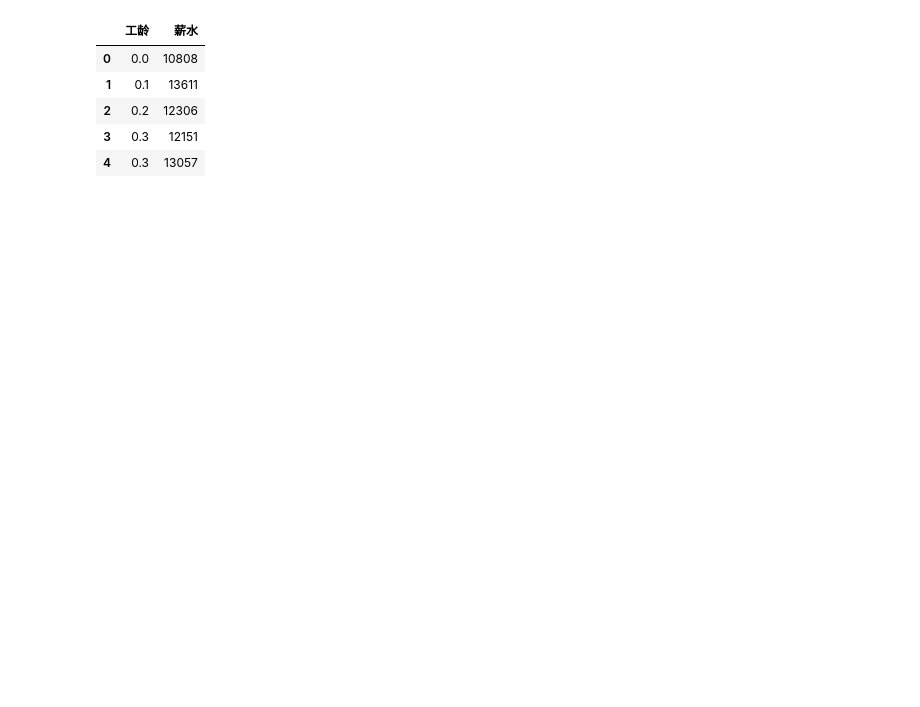
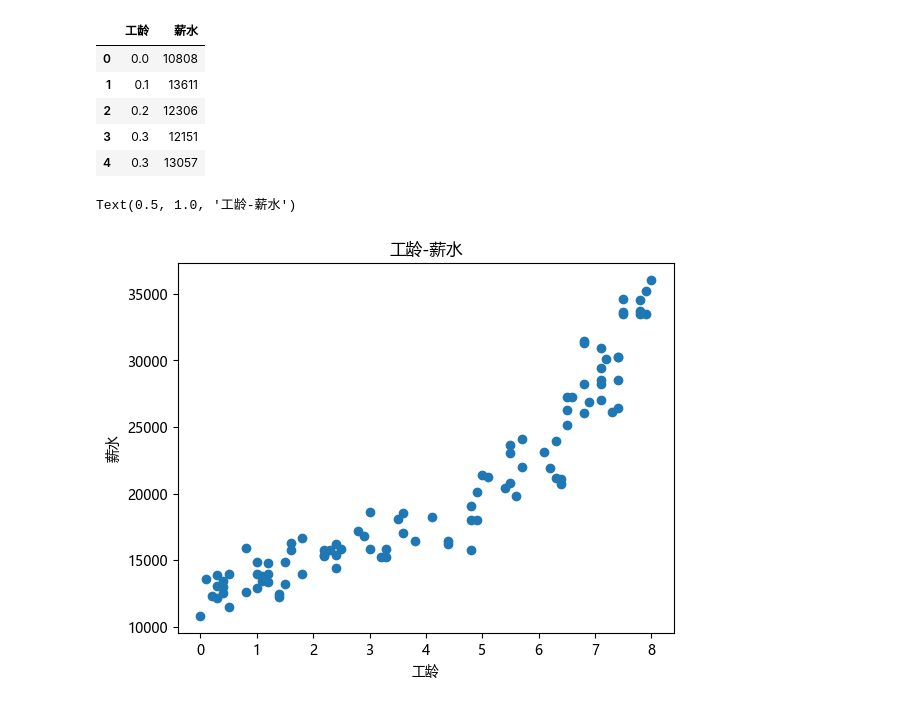
Before and after one commit to lizhengxing2024/nlp, a Jupyter notebook: 002.线性回归与最小二乘法/线性回归与最小二乘法.ipynb, the cells around one changed output. Saved outputs shown, nothing was run; the diff lists cells and outputs as text; code cells hidden in the pictures; blank space fills up the shorter version.

```diff
--- a/002.线性回归与最小二乘法/线性回归与最小二乘法.ipynb
+++ b/002.线性回归与最小二乘法/线性回归与最小二乘法.ipynb
@@ -1,7 +1,7 @@
 # %%
 import pandas as pd
 
-df = pd.read_excel('工龄-工资.xlsx')
+df = pd.read_excel('工龄-薪水.xlsx')
 
 df.head()
 # %% [output]
@@ -11,3 +11,20 @@ df.head()
 | 2 | 0.2 | 12306 |
 | 3 | 0.3 | 12151 |
 | 4 | 0.3 | 13057 |
+# %%
+X = df[['工龄']]
+Y = df['薪水']
+
+%matplotlib inline
+import matplotlib.pyplot as plt
+
+# 使图表中的中文字符正常显示
+plt.rcParams["font.family"]="Microsoft YaHei"
+
+plt.scatter(X, Y)
+plt.xlabel('工龄')
+plt.ylabel('薪水')
+plt.title('工龄-薪水')
+# %% [output]
+Text(0.5, 1.0, '工龄-薪水')
+[figure, added]
```
Also changed, not shown: parts of 2 cells of this notebook, 1 other file.
